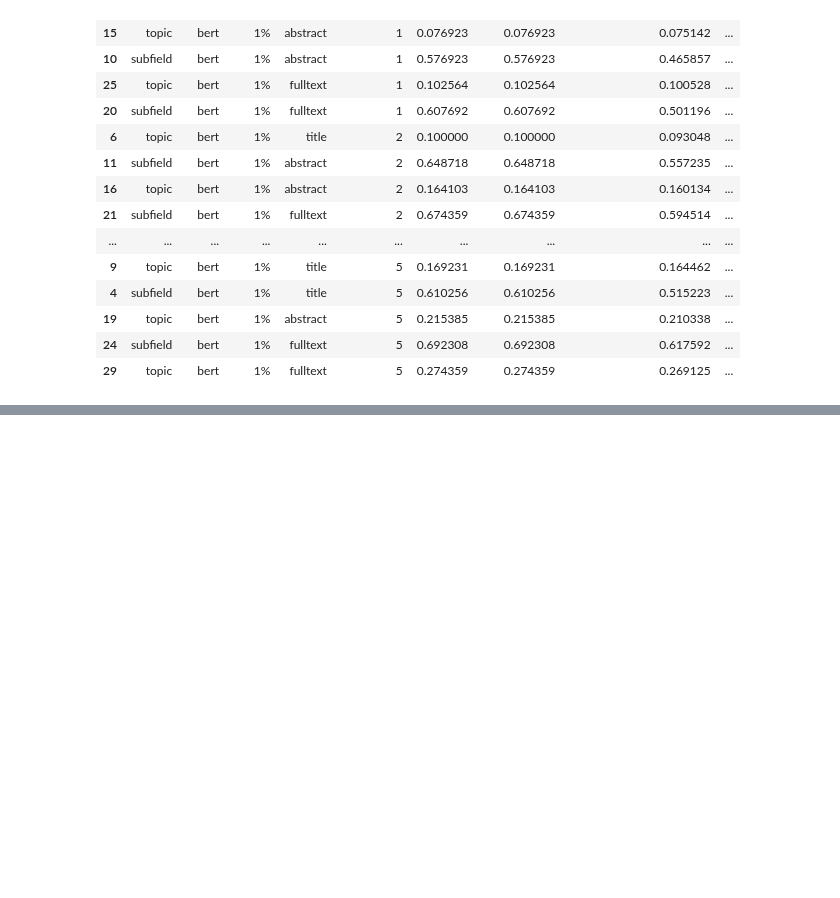
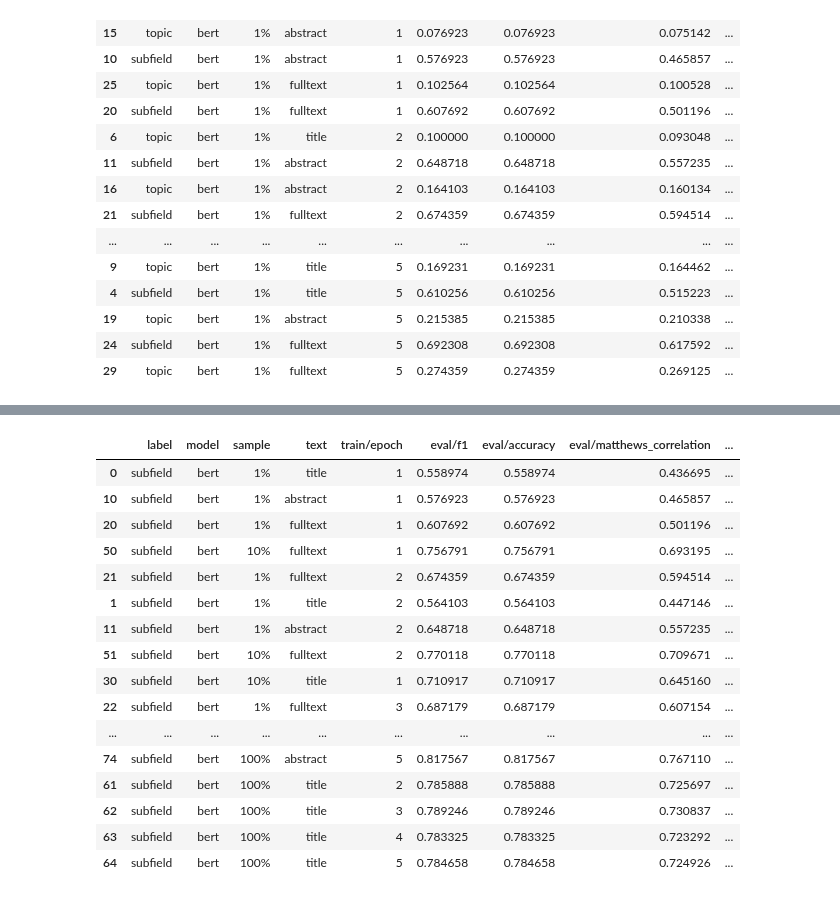
Before and after one commit to ka-steve/sagemaker_research_classification, a Jupyter notebook: src/05_tuning_basic/05_31_wandb_results.ipynb, the cells around one changed output, grey strips where cells are left out. Drawn from its saved outputs; the diff is of its cells as text; code cells hidden in the pictures; blank space fills up the shorter version.

```diff
--- a/src/05_tuning_basic/05_31_wandb_results.ipynb
+++ b/src/05_tuning_basic/05_31_wandb_results.ipynb
@@ -243,2 +282,3 @@ wandb_log = WandbRuns()
 # %%
-wandb_log.runs_history.to_pickle(f'./wandb_runs_history_{datetime.datetime.now().strftime("%Y%m%d%H%M%S")}.pkl')
+wandb_runs_history = pd.read_pickle('./wandb_runs_history_20250920212130.pkl')
+wandb_runs_history.head(3)
@@ -434,3 +491,32 @@ fig.update_xaxes(tickmode='array', tickvals=list(range(1, 6)))
 fig.show()
 # %% [output]
 [interactive output not drawn]
+# %%
+df = wandb_runs_history[
+    # (wandb_runs_history['is_best_epoch'] == True) &
+    (wandb_runs_history['model'] == 'bert') &
+    # (wandb_runs_history['text'] == 'title') &
+    (wandb_runs_history['label'] == 'subfield') # &
+    # (wandb_runs_history['sample'] == '1%')
+].sort_values(by='_step', ascending=True)
+df = df[['label', 'model', 'sample', 'text', 'train/epoch', 'eval/f1', 'eval/accuracy', 'eval/matthews_correlation',	'is_best_epoch']]
+df_bert_subfield = df
+df
+# %% [output]
+|  | label | model | sample | text | train/epoch | eval/f1 | eval/accuracy | eval/matthews_correlation | ... |
+| 0 | subfield | bert | 1% | title | 1 | 0.558974 | 0.558974 | 0.436695 | ... |
+| 10 | subfield | bert | 1% | abstract | 1 | 0.576923 | 0.576923 | 0.465857 | ... |
+| 20 | subfield | bert | 1% | fulltext | 1 | 0.607692 | 0.607692 | 0.501196 | ... |
+| 50 | subfield | bert | 10% | fulltext | 1 | 0.756791 | 0.756791 | 0.693195 | ... |
+| 21 | subfield | bert | 1% | fulltext | 2 | 0.674359 | 0.674359 | 0.594514 | ... |
+| 1 | subfield | bert | 1% | title | 2 | 0.564103 | 0.564103 | 0.447146 | ... |
+| 11 | subfield | bert | 1% | abstract | 2 | 0.648718 | 0.648718 | 0.557235 | ... |
+| 51 | subfield | bert | 10% | fulltext | 2 | 0.770118 | 0.770118 | 0.709671 | ... |
+| 30 | subfield | bert | 10% | title | 1 | 0.710917 | 0.710917 | 0.645160 | ... |
+| 22 | subfield | bert | 1% | fulltext | 3 | 0.687179 | 0.687179 | 0.607154 | ... |
+| ... | ... | ... | ... | ... | ... | ... | ... | ... | ... |
+| 74 | subfield | bert | 100% | abstract | 5 | 0.817567 | 0.817567 | 0.767110 | ... |
+| 61 | subfield | bert | 100% | title | 2 | 0.785888 | 0.785888 | 0.725697 | ... |
+| 62 | subfield | bert | 100% | title | 3 | 0.789246 | 0.789246 | 0.730837 | ... |
+| 63 | subfield | bert | 100% | title | 4 | 0.783325 | 0.783325 | 0.723292 | ... |
+| 64 | subfield | bert | 100% | title | 5 | 0.784658 | 0.784658 | 0.724926 | ... |
```
Also changed, not shown: parts of 30 cells of this notebook, 6 other files.
